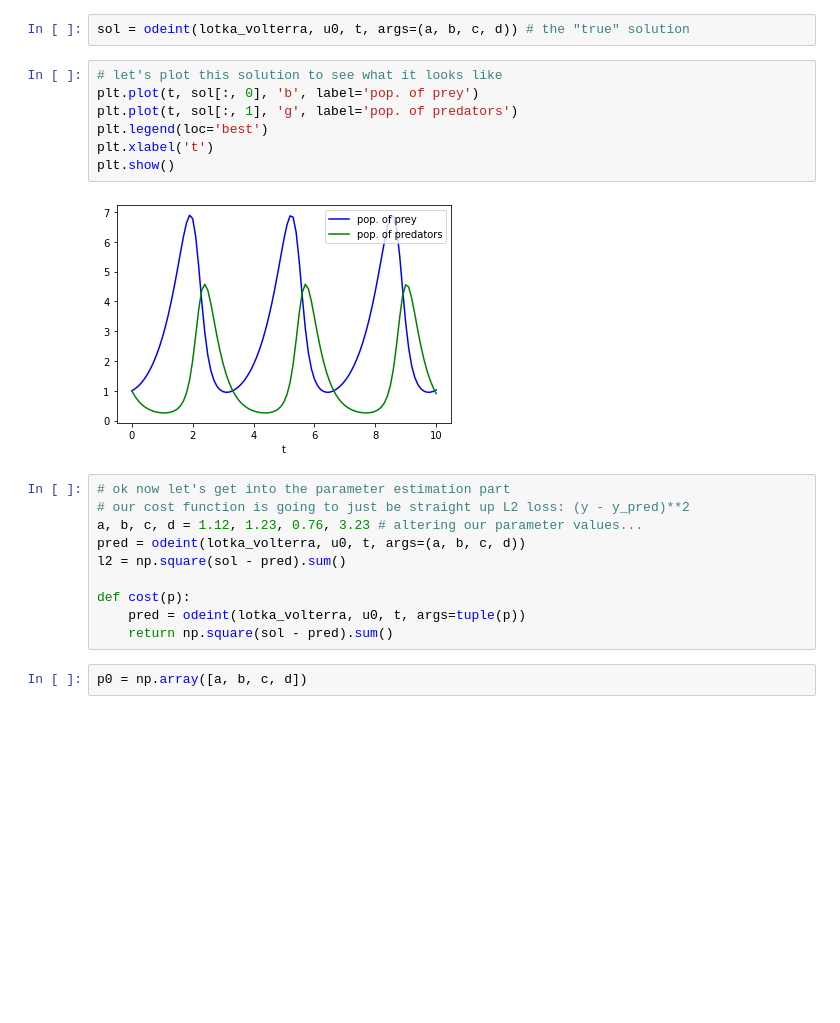
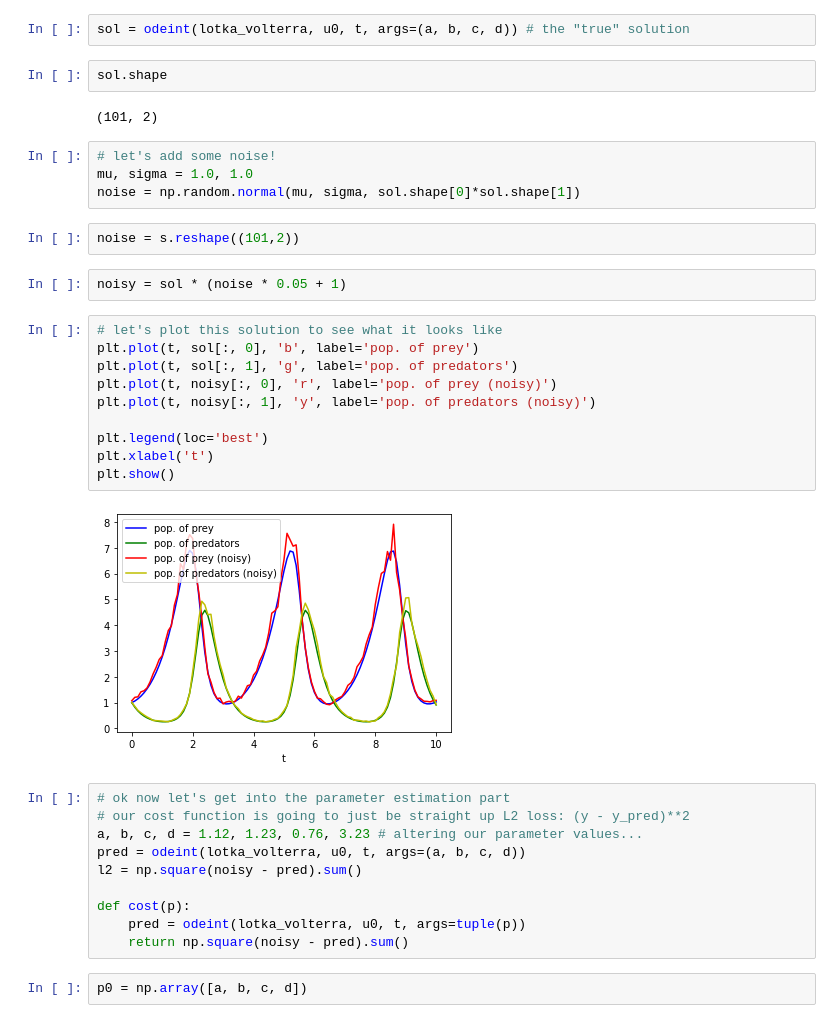
Before and after one commit to kying18/param-estimation, a Jupyter notebook: Lotka Volterra.ipynb, the cells around one changed output. Drawn from its saved outputs; the diff is of its cells as text; blank space fills up the shorter version.

Commit message:
Added some noise

```diff
--- a/Lotka Volterra.ipynb
+++ b/Lotka Volterra.ipynb
@@ -26,25 +26,40 @@ t = np.linspace(0, 10, 101)
 a, b, c, d = 1.5, 1.0, 1.0, 3.0
 # %%
 sol = odeint(lotka_volterra, u0, t, args=(a, b, c, d)) # the "true" solution
+# %%
+sol.shape
+# %% [output]
+(101, 2)
+# %%
+# let's add some noise!
+mu, sigma = 1.0, 1.0
+noise = np.random.normal(mu, sigma, sol.shape[0]*sol.shape[1])
+# %%
+noise = s.reshape((101,2))
+# %%
+noisy = sol * (noise * 0.05 + 1)
 # %%
 # let's plot this solution to see what it looks like
 plt.plot(t, sol[:, 0], 'b', label='pop. of prey')
 plt.plot(t, sol[:, 1], 'g', label='pop. of predators')
+plt.plot(t, noisy[:, 0], 'r', label='pop. of prey (noisy)')
+plt.plot(t, noisy[:, 1], 'y', label='pop. of predators (noisy)')
+
 plt.legend(loc='best')
 plt.xlabel('t')
 plt.show()
 # %% [output]
-[figure, old version]
+[figure, new version]
 # %%
 # ok now let's get into the parameter estimation part
 # our cost function is going to just be straight up L2 loss: (y - y_pred)**2
 a, b, c, d = 1.12, 1.23, 0.76, 3.23 # altering our parameter values...
 pred = odeint(lotka_volterra, u0, t, args=(a, b, c, d))
-l2 = np.square(sol - pred).sum()
+l2 = np.square(noisy - pred).sum()
 
 def cost(p):
     pred = odeint(lotka_volterra, u0, t, args=tuple(p))
-    return np.square(sol - pred).sum()
+    return np.square(noisy - pred).sum()
 # %%
 p0 = np.array([a, b, c, d])
 # %%
```
Also changed, not shown: parts of 1 cell of this notebook.
